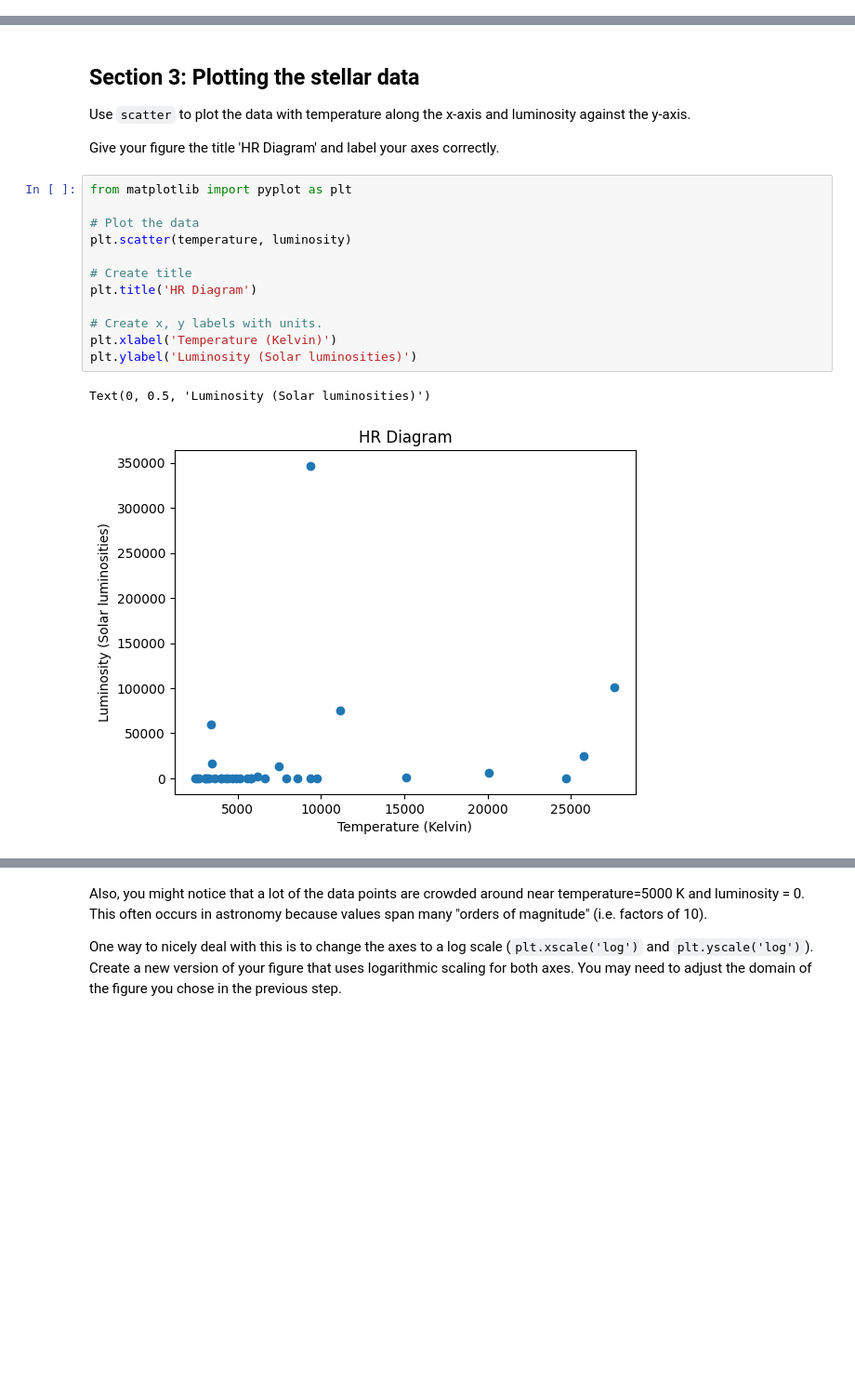
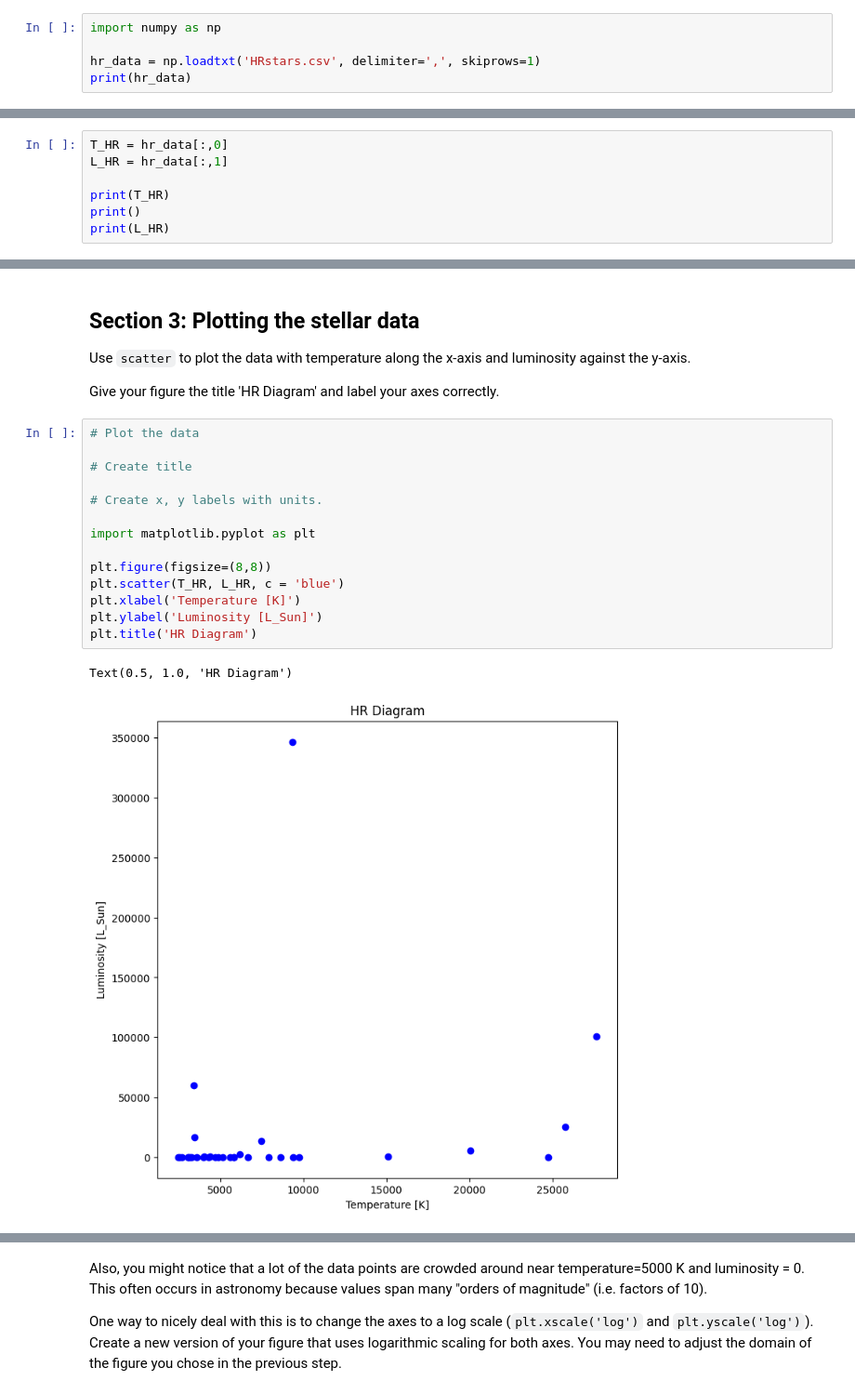
Before and after one commit to CIERA-Northwestern/REACHpy, a Jupyter notebook: Module_2/Challenge_4_HR_Diagram.ipynb, the cells around one changed output, grey strips where cells are left out. Shown at 93% size. Cells and saved outputs as stored; diff of their text form; blank space fills up the shorter version.

```diff
--- a/Module_2/Challenge_4_HR_Diagram.ipynb
+++ b/Module_2/Challenge_4_HR_Diagram.ipynb
@@ -47,0 +52,5 @@ print(luminosity.size)
+# %%
+import numpy as np
+
+hr_data = np.loadtxt('HRstars.csv', delimiter=',', skiprows=1)
+print(hr_data)
@@ -47,0 +75,7 @@ print(luminosity.size)
+# %%
+T_HR = hr_data[:,0]
+L_HR = hr_data[:,1]
+
+print(T_HR)
+print()
+print(L_HR)
@@ -52,20 +106,22 @@ Use `scatter` to plot the data with temperature along the x-axis and luminosity
 
 Give your figure the title 'HR Diagram' and label your axes correctly.
 # %%
-from matplotlib import pyplot as plt
-
 # Plot the data
-plt.scatter(temperature, luminosity)
 
 # Create title
-plt.title('HR Diagram')
 
 # Create x, y labels with units.
-plt.xlabel('Temperature (Kelvin)')
-plt.ylabel('Luminosity (Solar luminosities)')
+
+import matplotlib.pyplot as plt
+
+plt.figure(figsize=(8,8))
+plt.scatter(T_HR, L_HR, c = 'blue')
+plt.xlabel('Temperature [K]')
+plt.ylabel('Luminosity [L_Sun]')
+plt.title('HR Diagram')
 # %% [output]
-Text(0, 0.5, 'Luminosity (Solar luminosities)')
+Text(0.5, 1.0, 'HR Diagram')
-[figure, old version]
+[figure, new version]
 # %% [markdown]
 ## Section 4: Adjusting your figure
 
```
Also changed, not shown: parts of 16 cells of this notebook, 7 other files.
